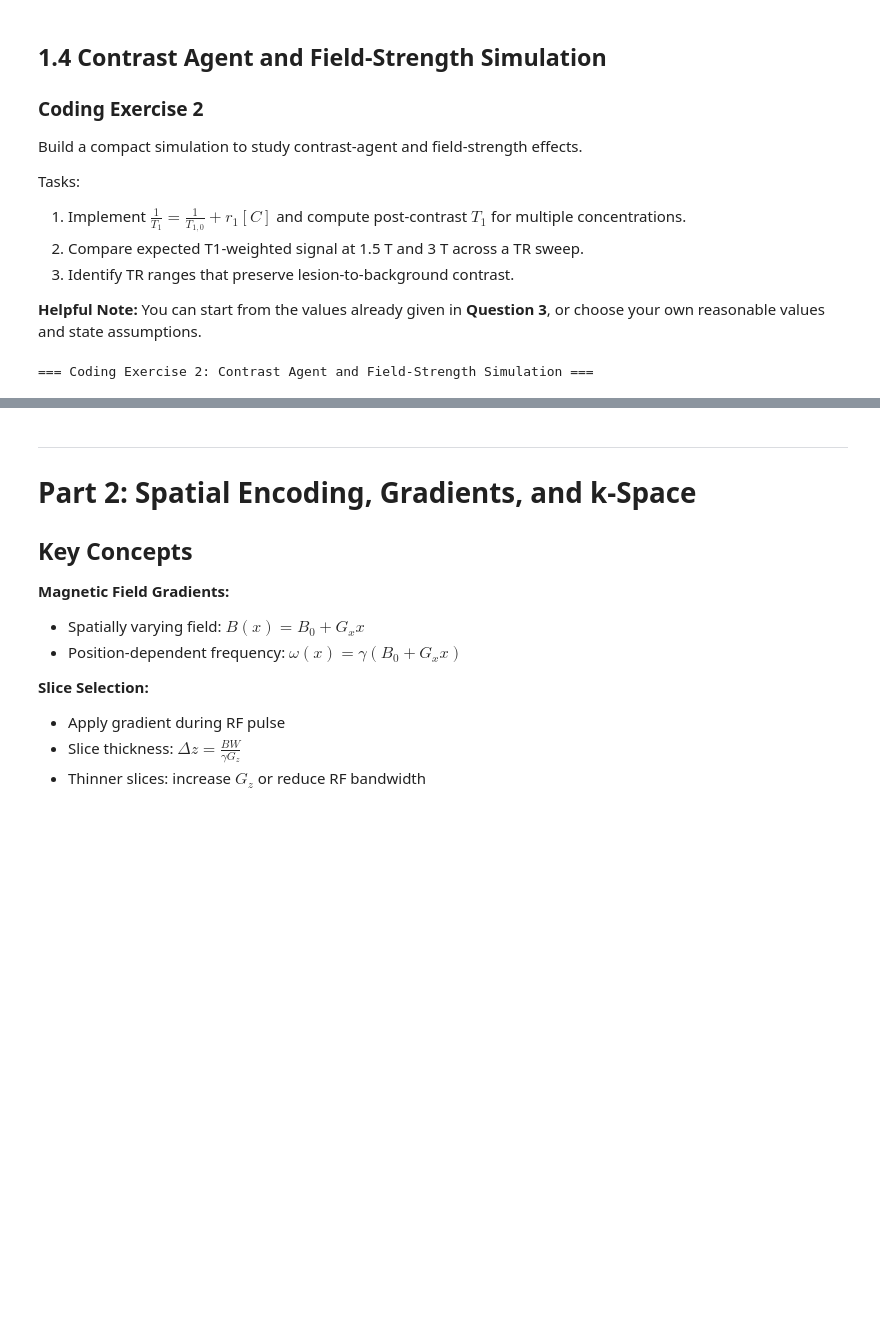
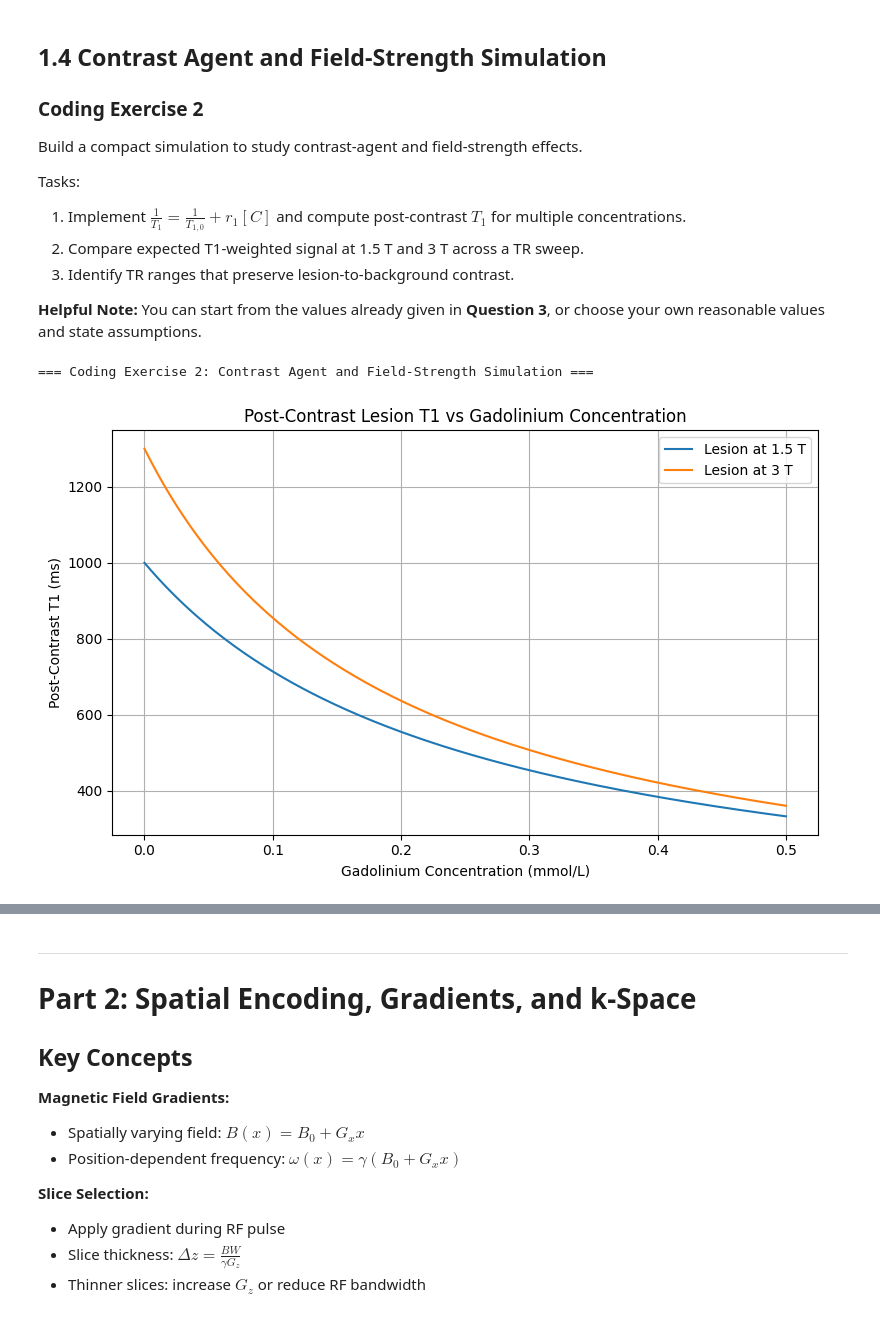
Before and after one commit to julianamassaro/BMEN509-623_Deliverable_4, a Jupyter notebook: deliverable-04-starter.ipynb, the cells around one changed output, grey strips where cells are left out. Cells and saved outputs as stored; diff of their text form; code cells hidden in the pictures; blank space fills up the shorter version.

```diff
--- a/deliverable-04-starter.ipynb
+++ b/deliverable-04-starter.ipynb
@@ -475,31 +481,119 @@ def post_contrast_t1(t1_pre_ms, concentration_mmol_per_l, relaxivity=r1):
     t1_pre_s = t1_pre_ms / 1000.0
     r1_pre = 1.0 / t1_pre_s
     r1_post = r1_pre + relaxivity * concentration_mmol_per_l
     return 1000.0 / r1_post
 
 
 def t1_weighted_signal(tr_ms, t1_ms):
     return 1 - np.exp(-tr_ms / t1_ms)
 
 
 # TODO 1: Define baseline T1 values at 1.5 T and 3 T.
+T1_lesion_pre = {
+    "1.5 T": 1000,
+    "3 T": 1300
+}
+
+T1_background = {
+    "1.5 T": 800,
+    "3 T": 1100
+}
 
 # TODO 2: Create a gadolinium concentration array.
+concentrations = np.linspace(0.0, 0.5, 200)
 
 # TODO 3: Compute post-contrast lesion T1 for each field strength.
+post_T1_curves = {}
+for field in T1_lesion_pre:
+    post_T1_curves[field] = post_contrast_t1(
+        T1_lesion_pre[field],
+        concentrations
+    )
 
 # TODO 4: Plot post-contrast lesion T1 versus concentration.
+plt.figure(figsize=(8, 5))
+for field in post_T1_curves:
+    plt.plot(concentrations, post_T1_curves[field], label=f"Lesion at {field}")
+plt.xlabel("Gadolinium Concentration (mmol/L)")
+plt.ylabel("Post-Contrast T1 (ms)")
+plt.title("Post-Contrast Lesion T1 vs Gadolinium Concentration")
+plt.legend()
+plt.grid(True)
+plt.tight_layout()
+plt.show()
 
 # TODO 5: Create a TR sweep.
+TR_values = np.linspace(100, 3000, 400)
+chosen_concentration = 0.2
 
 # TODO 6: Compute T1-weighted signal for lesion and background.
+signals = {}
+
+for field in T1_lesion_pre:
+    lesion_T1_post = post_contrast_t1(T1_lesion_pre[field], chosen_concentration)
+    background_T1 = T1_background[field]
+
+    lesion_signal = t1_weighted_signal(TR_values, lesion_T1_post)
+    background_signal = t1_weighted_signal(TR_values, background_T1)
+
+    signals[field] = {
+        "lesion_T1_post": lesion_T1_post,
+        "background_T1": background_T1,
+        "lesion_signal": lesion_signal,
+        "background_signal": background_signal
+    }
 
 # TODO 7: Compute lesion-background contrast.
+contrast = {}
+for field in signals:
+    contrast[field] = signals[field]["lesion_signal"] - signals[field]["background_signal"]
 
 # TODO 8: Plot the signal or contrast versus TR.
+plt.figure(figsize=(8, 5))
+for field in signals:
+    plt.plot(TR_values, signals[field]["lesion_signal"], label=f"Lesion {field}")
+    plt.plot(TR_values, signals[field]["background_signal"], linestyle="--", label=f"Background {field}")
+plt.xlabel("TR (ms)")
+plt.ylabel("Relative T1-Weighted Signal")
+plt.title(f"T1-Weighted Signal va TR (Lesion Concentration = {chosen_concentration} mmol/L)")
+plt.legend()
+plt.grid(True)
+plt.tight_layout()
+plt.show()
 
+plt.figure(figsize=(8, 5))
+for field in contrast:
+    plt.plot(TR_values, contrast[field], label=f"Contrast at {field}")
+plt.xlabel("TR (ms)")
+plt.ylabel("Lesion - Background Signal")
+plt.title("Lesion-to-Background Contrast vs TR")
+plt.legend()
+plt.grid(True)
+plt.tight_layout()
+plt.show()
+
+print("\nPost-Contrast Lesion T1 Values at Chosen Concentration:")
+for field in signals:
+    print(f"    {field}: {signals[field]['lesion_T1_post']:.1f} ms")
+print("\nApproximate TR Ranges with Strong Lesion-Background Contrast:")
+for field in contrast:
+    max_contrast = np.max(contrast[field])
+    threshold = 0.8 * max_contrast
+    valid_TR = TR_values[contrast[field] >= threshold]
+
+    if len(valid_TR) > 0:
+        TR_min = valid_TR[0]
+        TR_max = valid_TR[-1]
+        print(f"    {field}: about {TR_min:.0f} ms to {TR_max:.0f} ms "
+              f"(>=80% of max contrast, max = {max_contrast:.3f})")
+
+    else:
+        print(f"    {field}: no TR range met the threshold")
 # TODO 9: Add a short note about SAR at 3 T.
-
+print("\nNote on 3T and SAR:")
+print("  3T MRI generally provides higher SNR but SAR is also higher")
+print("  This can limit how aggressively TR, flip angle and pulse design can be adjusted in practice")
 # ...
 # %% [output]
 === Coding Exercise 2: Contrast Agent and Field-Strength Simulation ===
+[figure, added]
```
Also changed, not shown: parts of 3 cells of this notebook.
